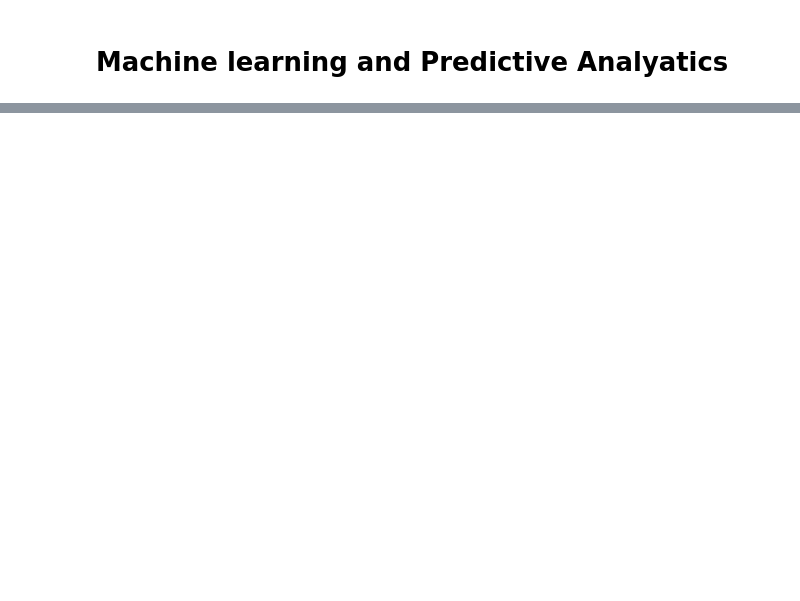
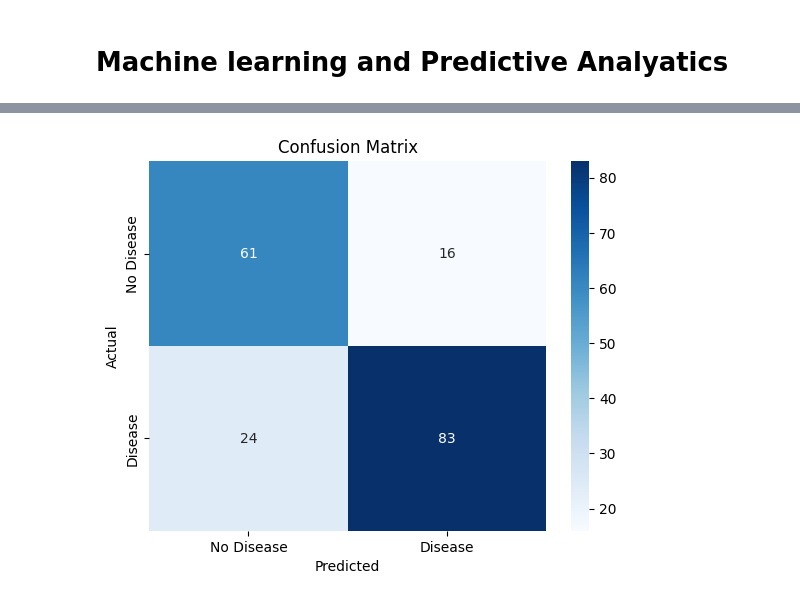
Before and after one commit to Habtom1999/Data-Analytics-Capstone, a Jupyter notebook: Model building.ipynb, the cells around one changed output, grey strips where cells are left out. Saved outputs shown, nothing was run; the diff lists cells and outputs as text; code cells hidden in the pictures; blank space fills up the shorter version.

```diff
--- a/Model building.ipynb
+++ b/Model building.ipynb
@@ -233,0 +256,81 @@ weighted avg       0.79      0.79      0.79       184
+# %%
+# Import necessary libraries
+import pandas as pd
+from sklearn.model_selection import train_test_split
+from sklearn.preprocessing import StandardScaler
+from sklearn.ensemble import RandomForestClassifier
+from sklearn.metrics import accuracy_score, classification_report, confusion_matrix, roc_auc_score, roc_curve
+import seaborn as sns
+import matplotlib.pyplot as plt
+
+# Load the dataset
+# Replace with the actual path to your dataset
+data_frame = pd.read_csv(r'C:\Capstone Project\Module 1\Data-Analytics-Capstone\Data\Clean Data.csv')
+
+# Step 1: Data Preprocessing
+# Separate features (X) and target (y)
+X = data_frame.drop("HeartDisease", axis=1)  # Drop the target column
+y = data_frame["HeartDisease"]  # Target column
+
+# Handle categorical variables (convert to numerical format)
+X = pd.get_dummies(X, drop_first=True)
+
+# Standardize numerical features
+scaler = StandardScaler()
+X_scaled = scaler.fit_transform(X)
+
+# Step 2: Train-Test Split
+X_train, X_test, y_train, y_test = train_test_split(X_scaled, y, test_size=0.2, random_state=42)
+
+# Step 3: Train the Random Forest Model
+rf_model = RandomForestClassifier(random_state=42, n_estimators=100, max_depth=None)
+rf_model.fit(X_train, y_train)
+
+# Step 4: Predictions
+y_pred = rf_model.predict(X_test)
+y_pred_prob = rf_model.predict_proba(X_test)[:, 1]
+
+# Step 5: Evaluation Metrics
+# Accuracy
+accuracy = accuracy_score(y_test, y_pred)
+print(f"Accuracy of Random Forest Classifier: {accuracy:.2f}")
+
+# Classification Report
+print("\nClassification Report:")
+print(classification_report(y_test, y_pred))
+
+# Confusion Matrix
+cm = confusion_matrix(y_test, y_pred)
+sns.heatmap(cm, annot=True, fmt="d", cmap="Blues", xticklabels=["No Disease", "Disease"], yticklabels=["No Disease", "Disease"])
+plt.title("Confusion Matrix")
+plt.xlabel("Predicted")
+plt.ylabel("Actual")
+plt.show()
+
+# ROC-AUC Score
+roc_auc = roc_auc_score(y_test, y_pred_prob)
+print(f"\nROC-AUC Score: {roc_auc:.2f}")
+
+# Plot ROC Curve
+fpr, tpr, _ = roc_curve(y_test, y_pred_prob)
+plt.figure()
+plt.plot(fpr, tpr, color='blue', label=f"ROC Curve (area = {roc_auc:.2f})")
+plt.plot([0, 1], [0, 1], color='red', linestyle='--')
+plt.xlabel("False Positive Rate")
+plt.ylabel("True Positive Rate")
+plt.title("ROC Curve")
+plt.legend(loc="lower right")
+plt.show()
+
+# Step 6: Feature Importance
+feature_importances = pd.DataFrame(
+    {"Feature": X.columns, "Importance": rf_model.feature_importances_}
+).sort_values(by="Importance", ascending=False)
+
+print("\nFeature Importance (Top Features):")
+print(feature_importances)
+# Plotting Feature Importance
+sns.barplot(x="Importance", y="Feature", data=feature_importance, palette="viridis")
+plt.title("Feature Importance in Decision Tree")
+plt.show()
+# %% [output]
@@ -233,0 +348 @@ weighted avg       0.79      0.79      0.79       184
+[figure, added]
```
Also changed, not shown: parts of 10 cells of this notebook, 1 other file.
